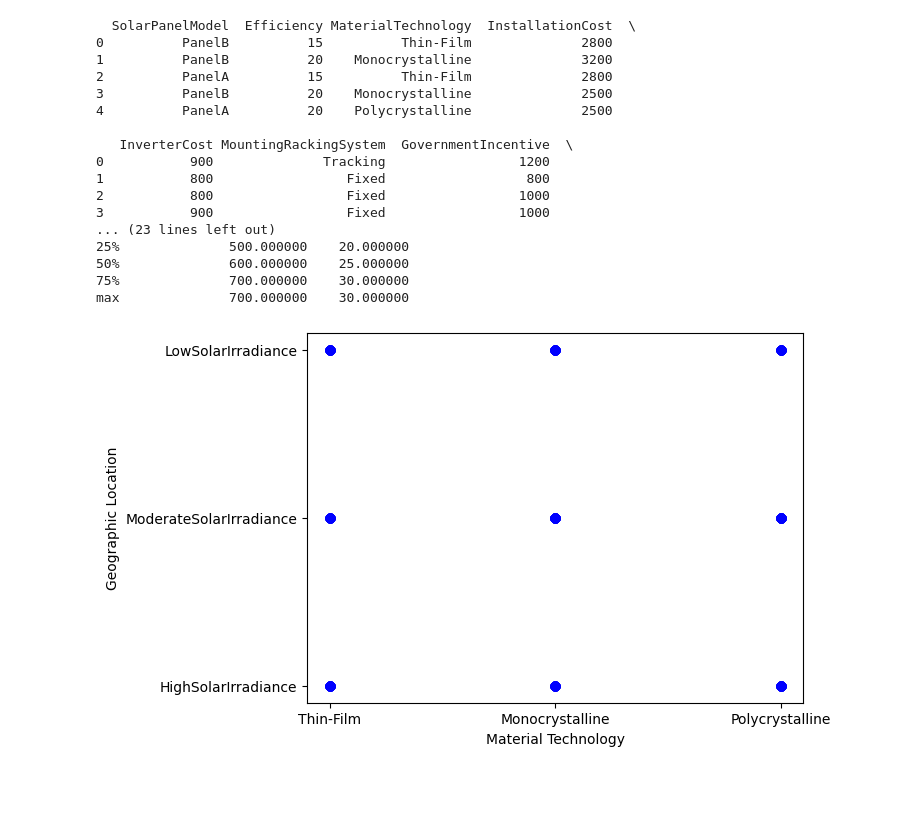
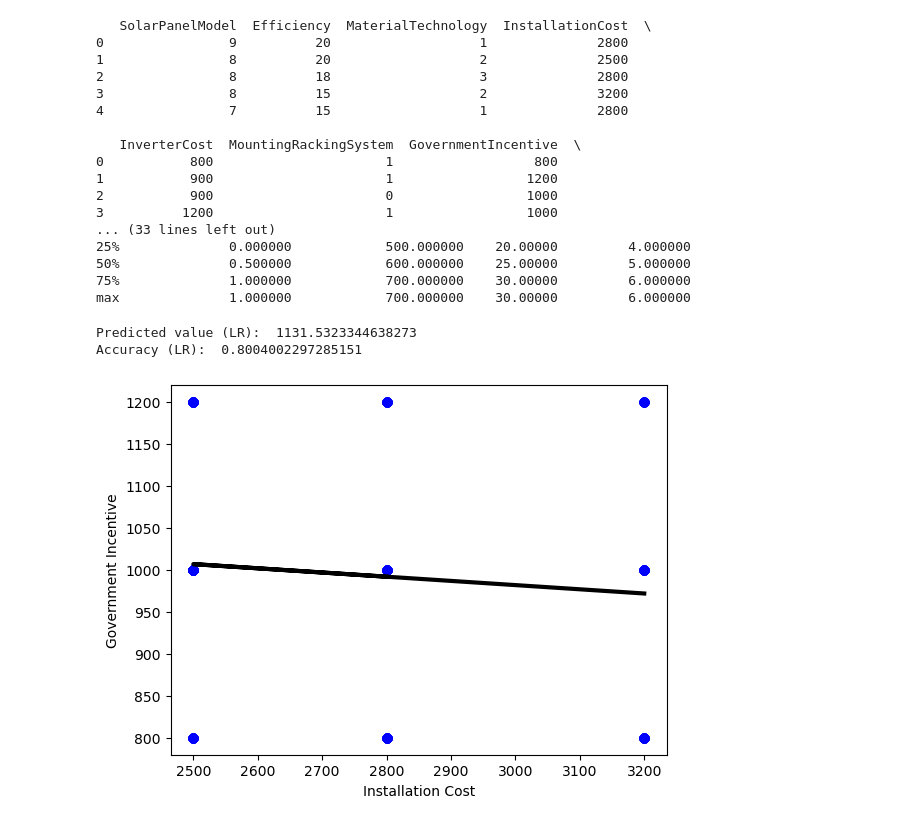
Before and after one commit to flemingslefthandrule/solar-energy-sales-pain-points, a Jupyter notebook: solar.ipynb, the cells around one changed output. Saved outputs shown, nothing was run; the diff lists cells and outputs as text; code cells hidden in the pictures; blank space fills up the shorter version.

```diff
--- a/solar.ipynb
+++ b/solar.ipynb
@@ -6,30 +6,41 @@ from matplotlib import pyplot as plt
 data = pd.read_csv('solar_panel_data.csv')
 print(data.head())
 print(data.describe())
-X = data[["MaterialTechnology"]]
-Y = data["GeographicLocation"]
+X = data[["InstallationCost"]]
+Y = data["GovernmentIncentive"]
+Y_ = data["Efficiency"]
 # %% [output]
-  SolarPanelModel  Efficiency MaterialTechnology  InstallationCost  \
-0          PanelB          15          Thin-Film              2800
-1          PanelB          20    Monocrystalline              3200
-2          PanelA          15          Thin-Film              2800
-3          PanelB          20    Monocrystalline              2500
-4          PanelA          20    Polycrystalline              2500
+   SolarPanelModel  Efficiency  MaterialTechnology  InstallationCost  \
+0                9          20                   1              2800
+1                8          20                   2              2500
+2                8          18                   3              2800
+3                8          15                   2              3200
+4                7          15                   1              2800
 
-   InverterCost MountingRackingSystem  GovernmentIncentive  \
-0           900              Tracking                 1200
-1           800                 Fixed                  800
-2           800                 Fixed                 1000
-3           900                 Fixed                 1000
-... (23 lines left out)
-25%              500.000000    20.000000
-50%              600.000000    25.000000
-75%              700.000000    30.000000
-max              700.000000    30.000000
+   InverterCost  MountingRackingSystem  GovernmentIncentive  \
+0           800                      1                  800
+1           900                      1                 1200
+2           900                      0                 1000
+3          1200                      1                 1000
+... (33 lines left out)
+25%              0.000000            500.000000    20.00000         4.000000
+50%              0.500000            600.000000    25.00000         5.000000
+75%              1.000000            700.000000    30.00000         6.000000
+max              1.000000            700.000000    30.00000         6.000000
 # %%
-plt.scatter(X['MaterialTechnology'], Y, color='b')
-plt.xlabel('Material Technology')
-plt.ylabel('Geographic Location')
+#LINEAR REGRESSION
+mdl = LinearRegression()
+mdl.fit(X, Y)
+pred = mdl.predict([[6.575]])
+print("Predicted value (LR): ",pred[0])
+print("Accuracy (LR): ",mdl.score(X[:100], Y[:100])*100)
+
+plt.scatter(X['InstallationCost'], Y, color='b')
+plt.plot(X['InstallationCost'], mdl.predict(X),color='black',linewidth=3)
+plt.xlabel('Installation Cost')
+plt.ylabel('Government Incentive')
 plt.show()
 # %% [output]
+Predicted value (LR):  1131.5323344638273
+Accuracy (LR):  0.8004002297285151
-[figure, old version]
+[figure, new version]
```
Also changed, not shown: parts of 1 cell of this notebook.
